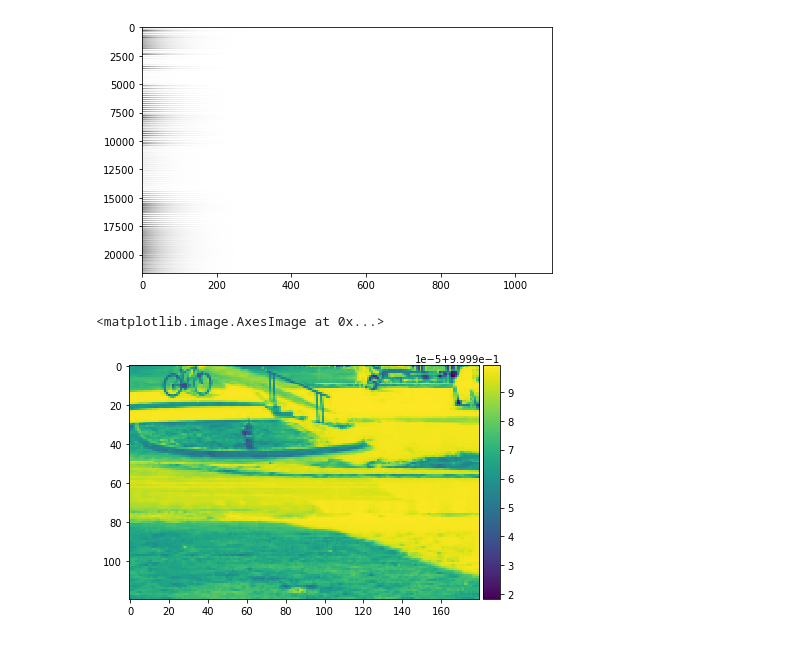
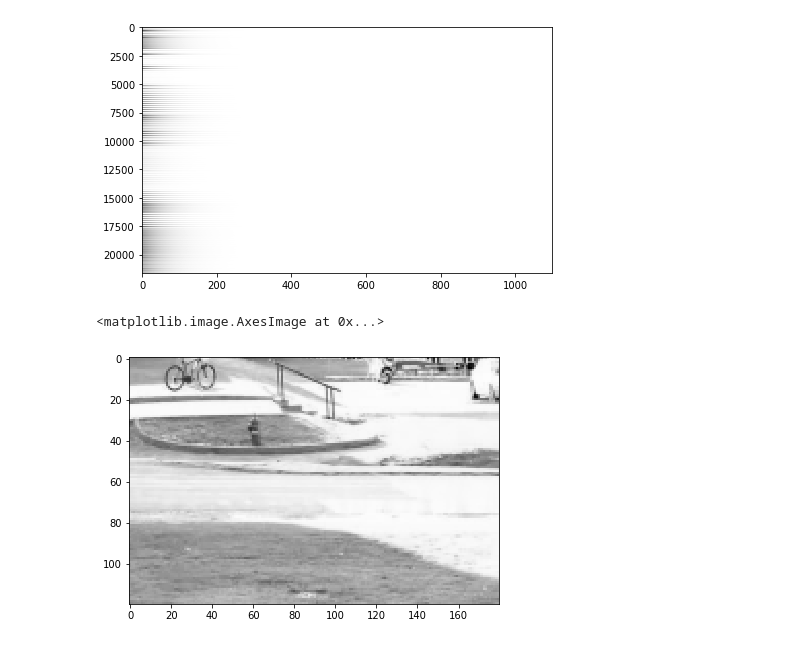
Before and after one commit to haakonrob/DMD-and-CS-for-object-detection, a Jupyter notebook: notebooks/background_subtraction.ipynb, the cells around one changed output. Cells and saved outputs as stored; diff of their text form; code cells hidden in the pictures.

Commit message:
Split the background subtraction into two notebooks, one where I actually do the background subtraction, and one where I test the different parameters.

```diff
--- a/notebooks/background_subtraction.ipynb
+++ b/notebooks/background_subtraction.ipynb
@@ -48,3 +48,16 @@ shape = (120,180)
 dt = 1  # Assumption
 PEDESTRIANS = os.path.join(DATASET,'pedestrians/input')
 ims = load_images(PEDESTRIANS, shape)
+# %%
+# This is what the data matrix looks like. Note that its very easy to pick out the pixels where
+# pedestrians are walking. However, they are pretty scattered and non-local. It would be interesting
+# to try the tensor-based decomposition instead.
+
+def plot_data(data):
+    fig = io.imshow(np.real(data))
+    fig.axes.set_aspect('auto')
+
+def plot_image(im, shape=shape):
+    io.imshow(im.clip(min=0,max=1).reshape(shape), vmin=0, vmax=1, cmap="gray")
+
+plot_data(ims)
@@ -83,6 +84,6 @@ dmd.fit(X=data)
 <pydmd.dmd.DMD at 0x...>
 # %%
 # Rescale the data back to the original range
-reconstructed = -dmd.reconstructed_data.real
+reconstructed = 1-dmd.reconstructed_data.real
 reconstructed = np.interp(reconstructed, (reconstructed.min(), reconstructed.max()), (0,1))
 # %%
@@ -94,8 +95,8 @@ reconstructed.min(), reconstructed.max(), reconstructed.mean(), np.linalg.norm(i
 (0.0, 1.0, 0.9889784025465304, 956.6093873394304)
 [figure]
 # %%
-# Plot a single image, same as before. Should just be the background!
-io.imshow(reconstructed[:,500].reshape(shape))
+# Plot the first image, should just be the background
+plot_image(reconstructed[:,0].reshape(shape))
 # %% [output]
 <matplotlib.image.AxesImage at 0x...>
-[figure, old version]
+[figure, new version]
```
Also changed, not shown: parts of 16 cells of this notebook.
